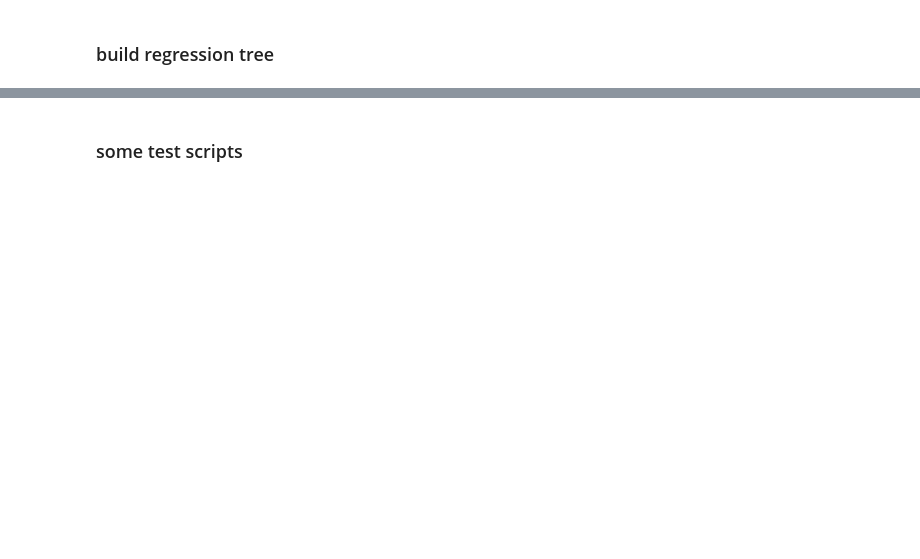
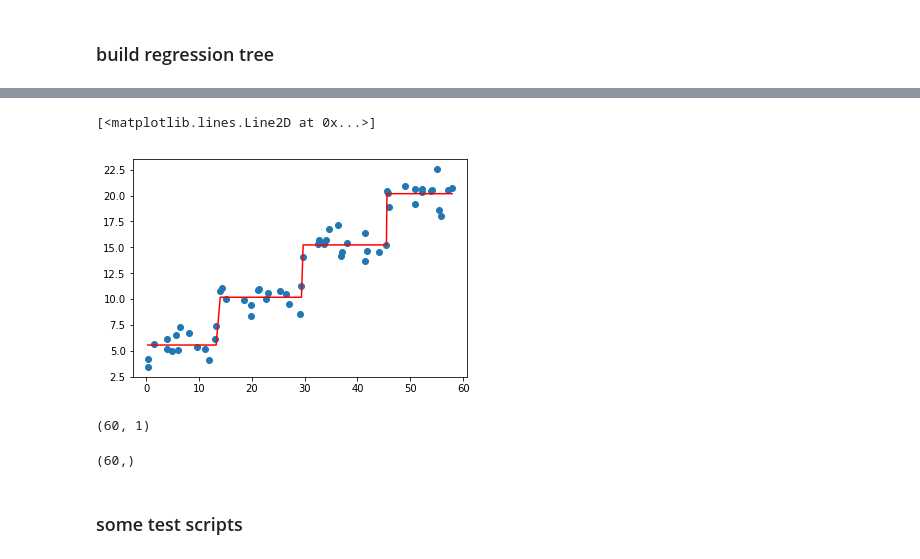
Before and after one commit to NianLi71/MLinAction_MyCodes, a Jupyter notebook: chapter_9_CART/reg_tree.ipynb, the cells around one changed output, grey strips where cells are left out. Saved outputs shown, nothing was run; the diff lists cells and outputs as text; code cells hidden in the pictures; blank space fills up the shorter version.

```diff
--- a/chapter_9_CART/reg_tree.ipynb
+++ b/chapter_9_CART/reg_tree.ipynb
@@ -227,0 +292,4 @@ plt.plot(sorted_D, predict(reg_tree, sorted_D), c = 'r')   # draw regression lin
+# %%
+clf_2 = tree.DecisionTreeRegressor(max_depth=2)
+clf_2.fit(X, y)
+y_predict_2 = clf_2.predict(X)
@@ -228,3 +300,17 @@ plt.plot(sorted_D, predict(reg_tree, sorted_D), c = 'r')   # draw regression lin
+# %%
+plt.scatter(X, y)
+plt.plot(X, y_predict_2, c = 'r')   # we can see overfitting!!!
+# %% [output]
+[<matplotlib.lines.Line2D at 0x...>]
+[figure, added]
+# %%
+D[:, 0][:, np.newaxis].shape  # add one axis to fit sklearn
+# %% [output]
+(60, 1)
+# %%
+D[:, 1].shape
+# %% [output]
+(60,)
 # %% [markdown]
 ### some test scripts
 # %%
```
Also changed, not shown: parts of 25 cells of this notebook.
